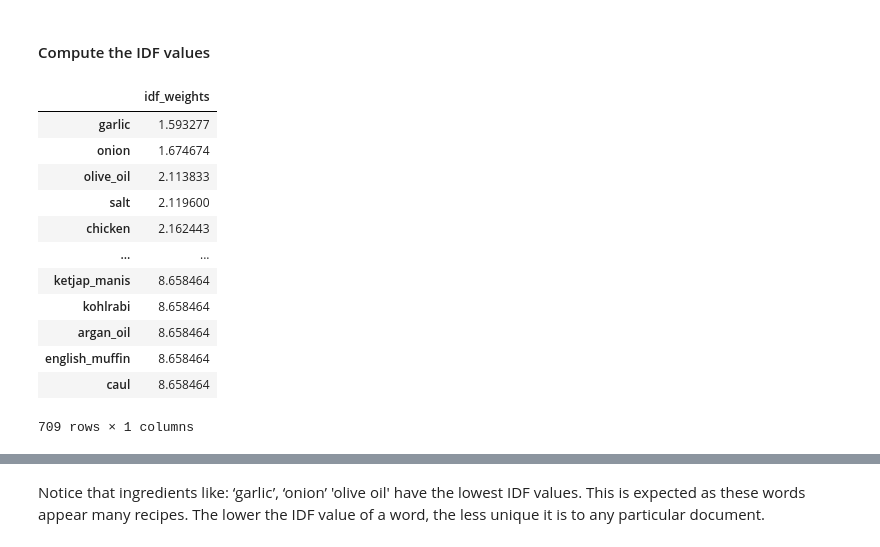
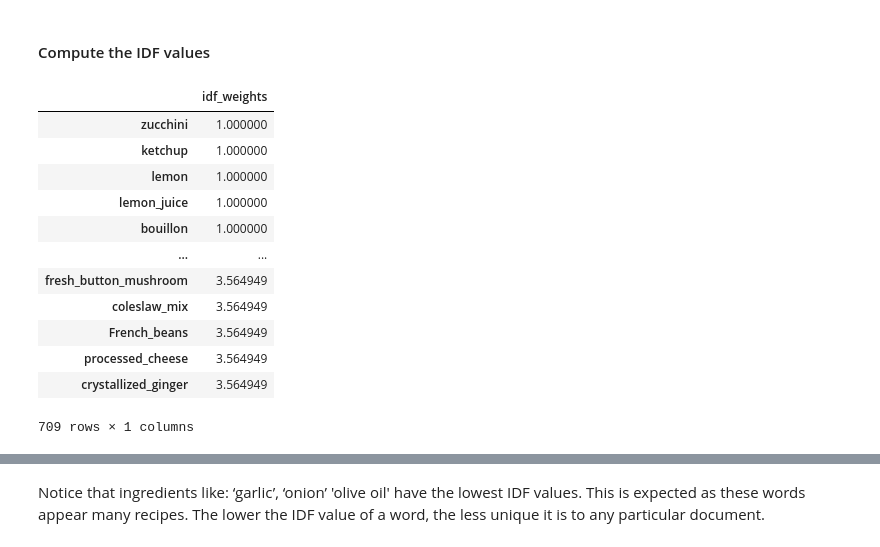
Before and after one commit to c-abbott/cuisine-prediction, a Jupyter notebook: Predicting Cuisines of Recipes.ipynb, the cells around one changed output, grey strips where cells are left out. Drawn from its saved outputs; the diff is of its cells as text; code cells hidden in the pictures.

Commit message:
complete tfidf

```diff
--- a/Predicting Cuisines of Recipes.ipynb
+++ b/Predicting Cuisines of Recipes.ipynb
@@ -90,0 +86,7 @@ for idx in range(NUM_RECIPES):
+# %%
+from sklearn.model_selection import train_test_split
+
+X_train, X_test, y_train, y_test = train_test_split(recipes, classes.tolist(), test_size=0.1, random_state=444)
+# %%
+bag_of_ingredients_cuisine_train = X_train.groupby('cuisine').sum()
+bag_of_ingredients_cuisine_train
@@ -92,24 +129,24 @@ for idx in range(NUM_RECIPES):
 #### Compute the IDF values
 # %%
 tfidf_transformer=TfidfTransformer(smooth_idf=True,use_idf=True)
-tfidf_transformer.fit(bag_of_ingredients)
+tfidf_transformer.fit(bag_of_ingredients_cuisine_train)
 
 # print idf values
 df_idf = pd.DataFrame(tfidf_transformer.idf_, index=ingredients, columns=["idf_weights"])
 
 # sort ascending
 df_idf.sort_values(by=['idf_weights'])
 # %% [output]
 |  | idf_weights |
-| garlic | 1.593277 |
-| onion | 1.674674 |
-| olive_oil | 2.113833 |
-| salt | 2.119600 |
-| chicken | 2.162443 |
+| zucchini | 1.000000 |
+| ketchup | 1.000000 |
+| lemon | 1.000000 |
+| lemon_juice | 1.000000 |
+| bouillon | 1.000000 |
 | ... | ... |
-| ketjap_manis | 8.658464 |
-| kohlrabi | 8.658464 |
-| argan_oil | 8.658464 |
-| english_muffin | 8.658464 |
-| caul | 8.658464 |
+| fresh_button_mushroom | 3.564949 |
+| coleslaw_mix | 3.564949 |
+| French_beans | 3.564949 |
+| processed_cheese | 3.564949 |
+| crystallized_ginger | 3.564949 |
 709 rows × 1 columns
```
Also changed, not shown: parts of 16 cells of this notebook.
